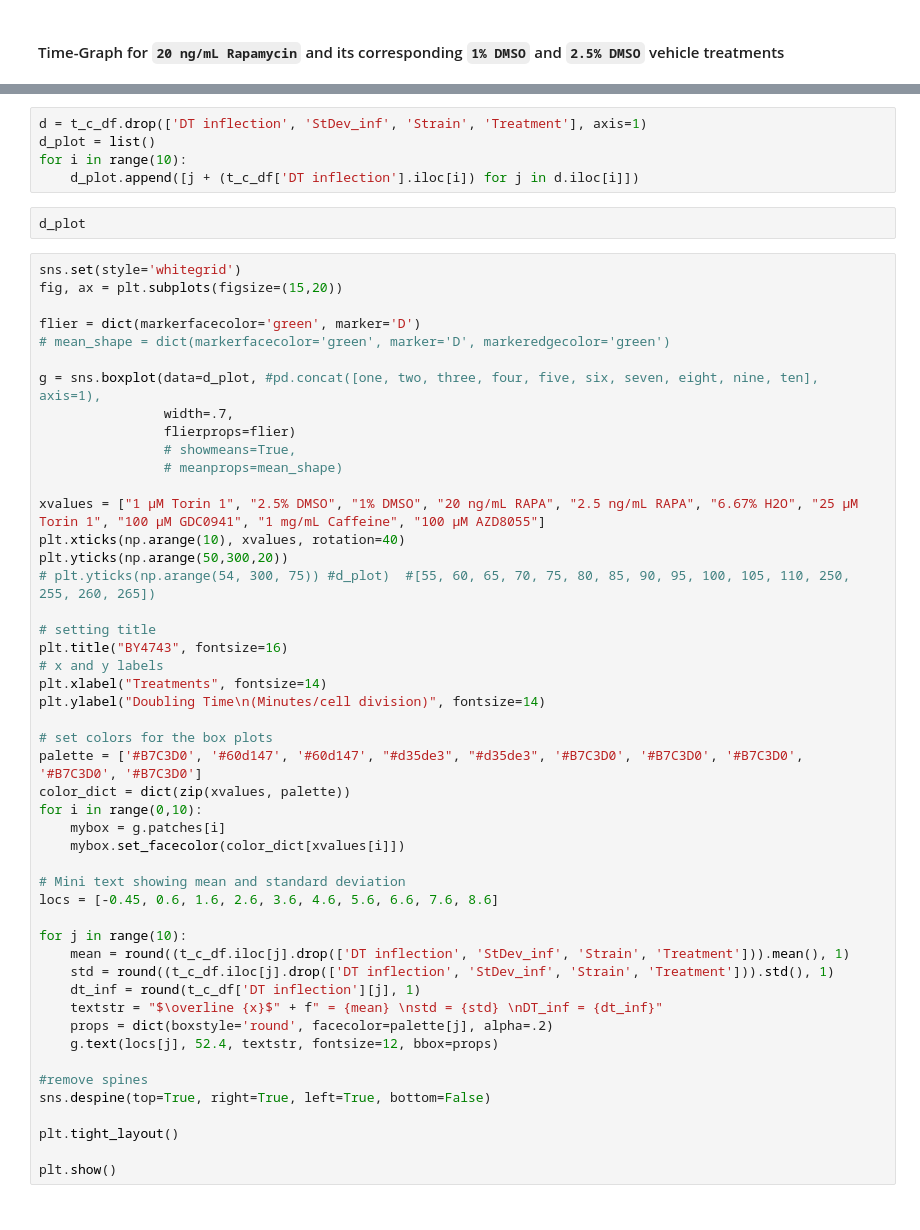
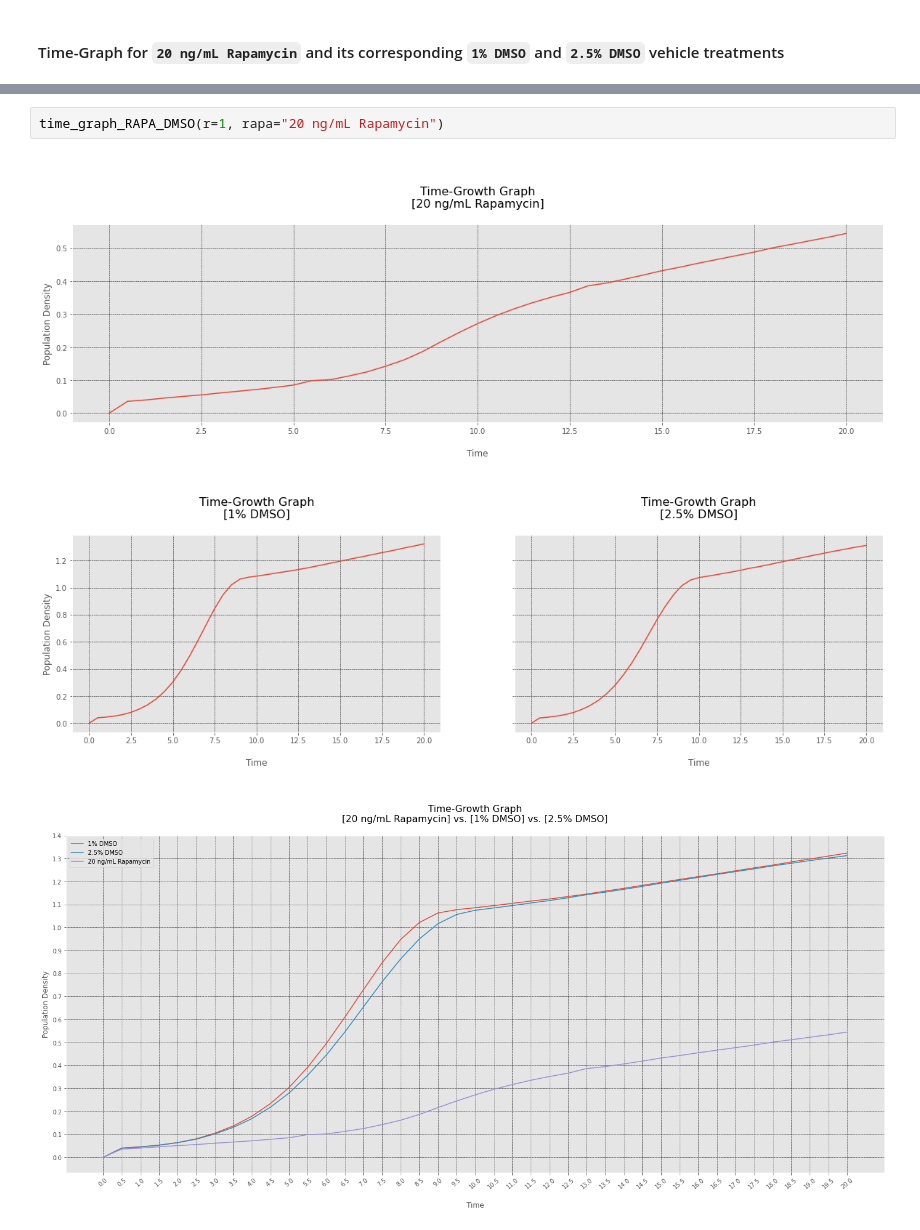
Before and after one commit to yab-tad/Saccharomyces-Cerevisiae, a Jupyter notebook: SGRP.ipynb, the cells around one changed output, grey strips where cells are left out. Cells and saved outputs as stored; diff of their text form.

```diff
--- a/SGRP.ipynb
+++ b/SGRP.ipynb
@@ -1120,55 +945,6 @@ ten = (t_c_df.iloc[9]).drop(dr_f)
-# %%
-d = t_c_df.drop(['DT inflection', 'StDev_inf', 'Strain', 'Treatment'], axis=1)
-d_plot = list()
-for i in range(10):
-    d_plot.append([j + (t_c_df['DT inflection'].iloc[i]) for j in d.iloc[i]])
-# %%
-d_plot
-# %%
-sns.set(style='whitegrid')
-fig, ax = plt.subplots(figsize=(15,20))
-
-flier = dict(markerfacecolor='green', marker='D')
-# mean_shape = dict(markerfacecolor='green', marker='D', markeredgecolor='green')
-
-g = sns.boxplot(data=d_plot, #pd.concat([one, two, three, four, five, six, seven, eight, nine, ten], axis=1),
-                width=.7,
-                flierprops=flier)
-                # showmeans=True,
-                # meanprops=mean_shape)
-
-xvalues = ["1 µM Torin 1", "2.5% DMSO", "1% DMSO", "20 ng/mL RAPA", "2.5 ng/mL RAPA", "6.67% H2O", "25 µM Torin 1", "100 µM GDC0941", "1 mg/mL Caffeine", "100 µM AZD8055"]
-plt.xticks(np.arange(10), xvalues, rotation=40)
-plt.yticks(np.arange(50,300,20))
-# plt.yticks(np.arange(54, 300, 75)) #d_plot)  #[55, 60, 65, 70, 75, 80, 85, 90, 95, 100, 105, 110, 250, 255, 260, 265])
-
-# setting title
-plt.title("BY4743", fontsize=16)
-# x and y labels
-plt.xlabel("Treatments", fontsize=14)
-plt.ylabel("Doubling Time\n(Minutes/cell division)", fontsize=14)
-
-# set colors for the box plots
-palette = ['#B7C3D0', '#60d147', '#60d147', "#d35de3", "#d35de3", '#B7C3D0', '#B7C3D0', '#B7C3D0', '#B7C3D0', '#B7C3D0']
-color_dict = dict(zip(xvalues, palette))
-for i in range(0,10):
-    mybox = g.patches[i]
-    mybox.set_facecolor(color_dict[xvalues[i]])
-
-# Mini text showing mean and standard deviation
-locs = [-0.45, 0.6, 1.6, 2.6, 3.6, 4.6, 5.6, 6.6, 7.6, 8.6]
-
-for j in range(10):
-    mean = round((t_c_df.iloc[j].drop(['DT inflection', 'StDev_inf', 'Strain', 'Treatment'])).mean(), 1)
-    std = round((t_c_df.iloc[j].drop(['DT inflection', 'StDev_inf', 'Strain', 'Treatment'])).std(), 1)
-    dt_inf = round(t_c_df['DT inflection'][j], 1)
-    textstr = "$\overline {x}$" + f" = {mean} \nstd = {std} \nDT_inf = {dt_inf}"
-    props = dict(boxstyle='round', facecolor=palette[j], alpha=.2)
-    g.text(locs[j], 52.4, textstr, fontsize=12, bbox=props)
-
-#remove spines
-sns.despine(top=True, right=True, left=True, bottom=False)
-
-plt.tight_layout()
-
-plt.show()
+# %%
+time_graph_RAPA_DMSO(r=1, rapa="20 ng/mL Rapamycin")
+# %% [output]
+[figure, added]
+[figure, added]
+[figure, added]
```
Also changed, not shown: parts of 52 cells of this notebook.
